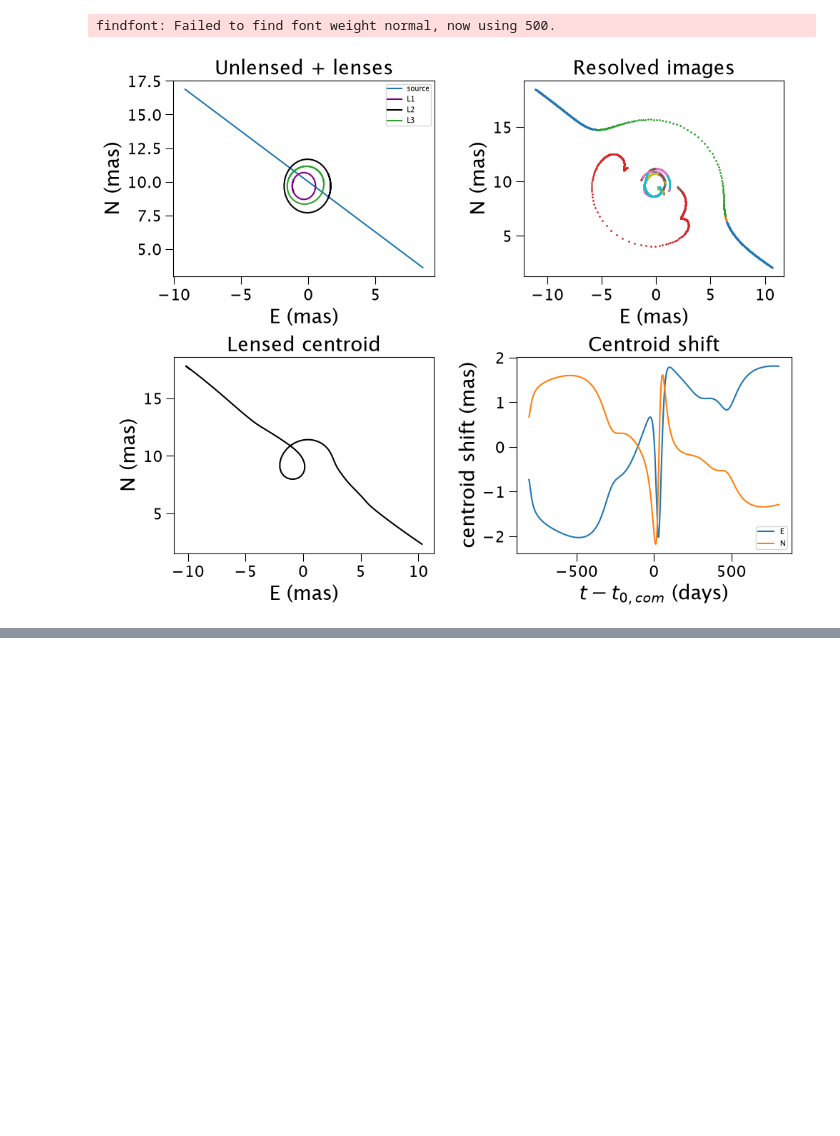
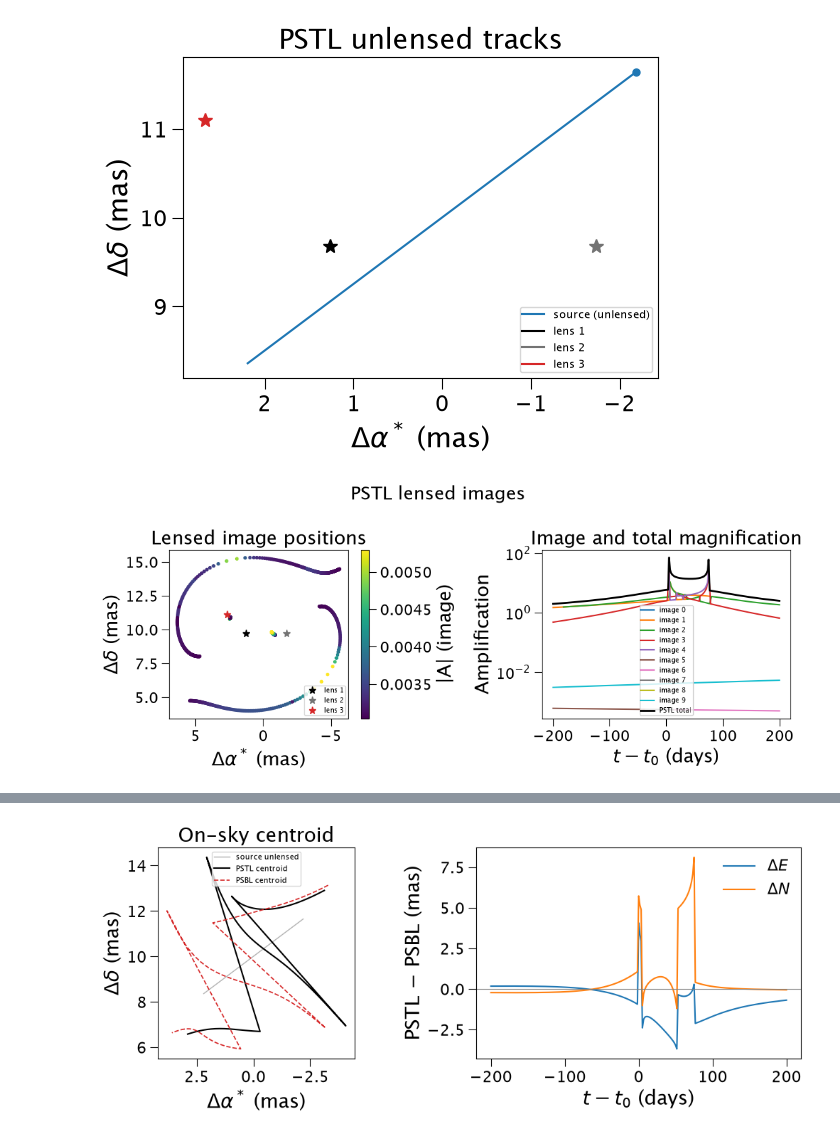
Before and after one commit to MovingUniverseLab/BAGLE_Microlensing, a Jupyter notebook: docs/notebooks/example_PSTL.ipynb, the cells around one changed output, grey strips where cells are left out. Saved outputs shown, nothing was run; the diff lists cells and outputs as text; code cells hidden in the pictures; blank space fills up the shorter version.

Commit message:
Adding more PSTL comparisons and figures.

```diff
--- a/docs/notebooks/example_PSTL.ipynb
+++ b/docs/notebooks/example_PSTL.ipynb
@@ -190,25 +76,0 @@ EllOrbs tE 403.6926333870058 N_times 539
-# %%
-mag_o = np.asarray(pstl_orb.get_photometry(t_orb))
-amp_o = np.asarray(pstl_orb.get_amplification(t_orb))
-mag_s = np.asarray(pstl.get_photometry(t_orb))
-
-fig, axes = plt.subplots(
-    2, 2, figsize=(10, 7), sharex='col',
-    gridspec_kw=dict(height_ratios=[3, 1]))
-for ax, mag, amp, title in (
-    (axes[0, 0], mag_o, amp_o, 'PSTL EllOrbs'),
-    (axes[0, 1], mag_s, np.asarray(pstl.get_amplification(t_orb)), 'PSTL static'),
-):
-    ax.plot(t_orb - t0_com, mag, 'k-')
-    ax.set_ylabel('mag')
-    ax.invert_yaxis()
-    ax.set_title(title)
-    ax2 = ax.twinx()
-    ax2.plot(t_orb - t0_com, amp, 'C1--', alpha=0.7)
-    ax2.set_ylabel('A')
-axes[1, 0].plot(t_orb - t0_com, mag_o - mag_s, 'k-')
-axes[1, 0].set_ylabel('EllOrbs - static (mag)')
-axes[1, 0].set_xlabel(r'$t - t_{0,com}$ (days)')
-axes[1, 1].axis('off')
-fig.tight_layout()
-plt.show()
@@ -219,45 +76,0 @@ plt.show()
-# %%
-fig, axes = plt.subplots(2, 2, figsize=(10, 8))
-
-xS = np.asarray(pstl_orb.get_astrometry_unlensed(t_orb))
-xL_res = np.asarray(pstl_orb.get_resolved_lens_astrometry(t_orb))
-axes[0, 0].plot(xS[:, 0] * 1e3, xS[:, 1] * 1e3, 'C0-', label='source')
-for i, c, lab in zip(range(3), ('purple', 'k', 'C2'), ('L1', 'L2', 'L3')):
-    axes[0, 0].plot(xL_res[:, i, 0] * 1e3, xL_res[:, i, 1] * 1e3, color=c, label=lab)
-axes[0, 0].set_title('Unlensed + lenses')
-axes[0, 0].set_xlabel('E (mas)')
-axes[0, 0].set_ylabel('N (mas)')
-axes[0, 0].set_aspect('equal')
-axes[0, 0].legend(fontsize=7)
-
-res = np.asarray(pstl_orb.get_resolved_astrometry(t_orb))
-tracks = res[:, 0] if res.ndim == 4 else res
-for i in range(tracks.shape[1]):
-    xy = tracks[:, i, :]
-    ok = np.isfinite(xy).all(axis=1)
-    if ok.any():
-        axes[0, 1].plot(xy[ok, 0] * 1e3, xy[ok, 1] * 1e3, '.', ms=2)
-axes[0, 1].set_title('Resolved images')
-axes[0, 1].set_xlabel('E (mas)')
-axes[0, 1].set_ylabel('N (mas)')
-axes[0, 1].set_aspect('equal')
-
-xS_l = np.asarray(pstl_orb.get_astrometry(t_orb))
-axes[1, 0].plot(xS_l[:, 0] * 1e3, xS_l[:, 1] * 1e3, 'k-')
-axes[1, 0].set_title('Lensed centroid')
-axes[1, 0].set_xlabel('E (mas)')
-axes[1, 0].set_ylabel('N (mas)')
-axes[1, 0].set_aspect('equal')
-
-shift = np.asarray(pstl_orb.get_centroid_shift(t_orb))
-axes[1, 1].plot(t_orb - t0_com, shift[:, 0], label='E')
-axes[1, 1].plot(t_orb - t0_com, shift[:, 1], label='N')
-axes[1, 1].set_xlabel(r'$t - t_{0,com}$ (days)')
-axes[1, 1].set_ylabel('centroid shift (mas)')
-axes[1, 1].set_title('Centroid shift')
-axes[1, 1].legend(fontsize=8)
-fig.tight_layout()
-plt.show()
-# %% [output]
-findfont: Failed to find font weight normal, now using 500.
-[figure, removed]
@@ -263,0 +203,8 @@ findfont: Failed to find font weight normal, now using 500.
+# %%
+plot_unlensed(pstl, t, 'PSTL unlensed tracks')
+plot_lensed_images(pstl, t, 'PSTL lensed images')
+plot_photometry(pstl, psbl, pstl0, t)
+plot_astrometry(pstl, psbl, t)
+# %% [output]
+[figure, added]
+[figure, added]
@@ -263,0 +212 @@ findfont: Failed to find font weight normal, now using 500.
+[figure, added]
```
Also changed, not shown: parts of 22 cells of this notebook, 44 other files.
